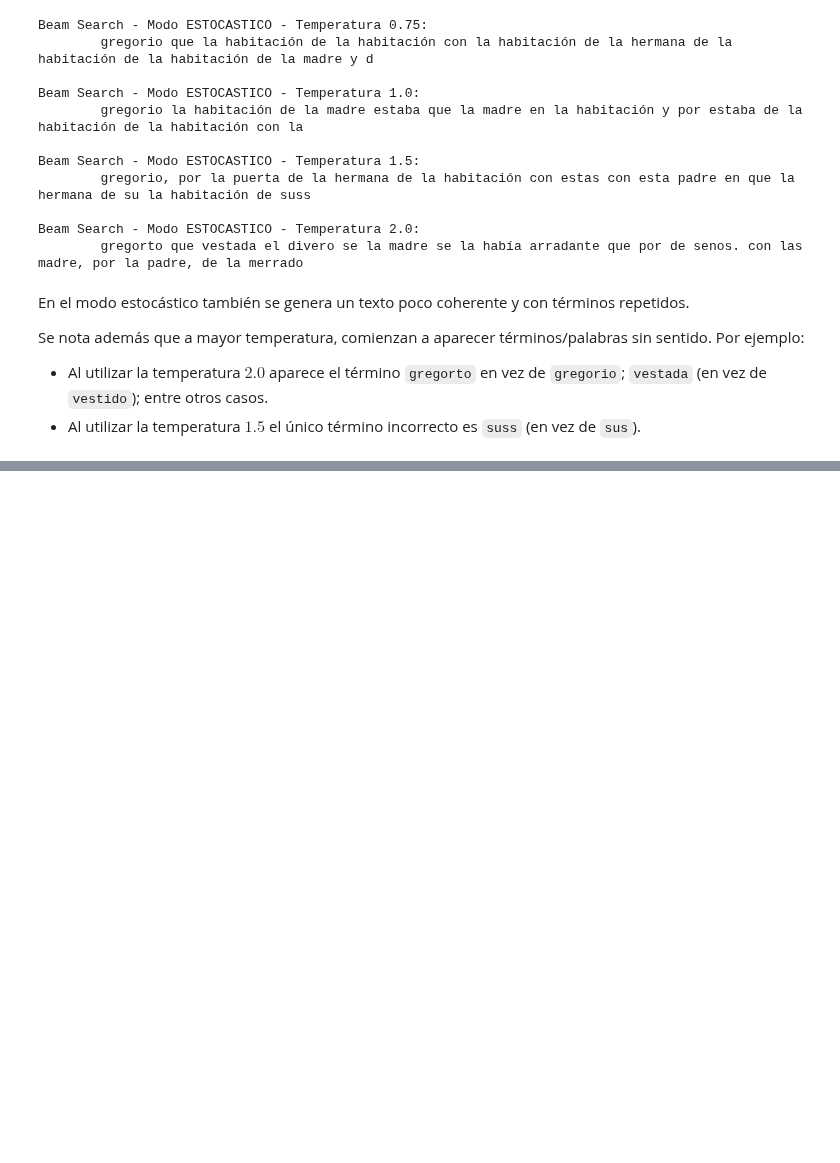
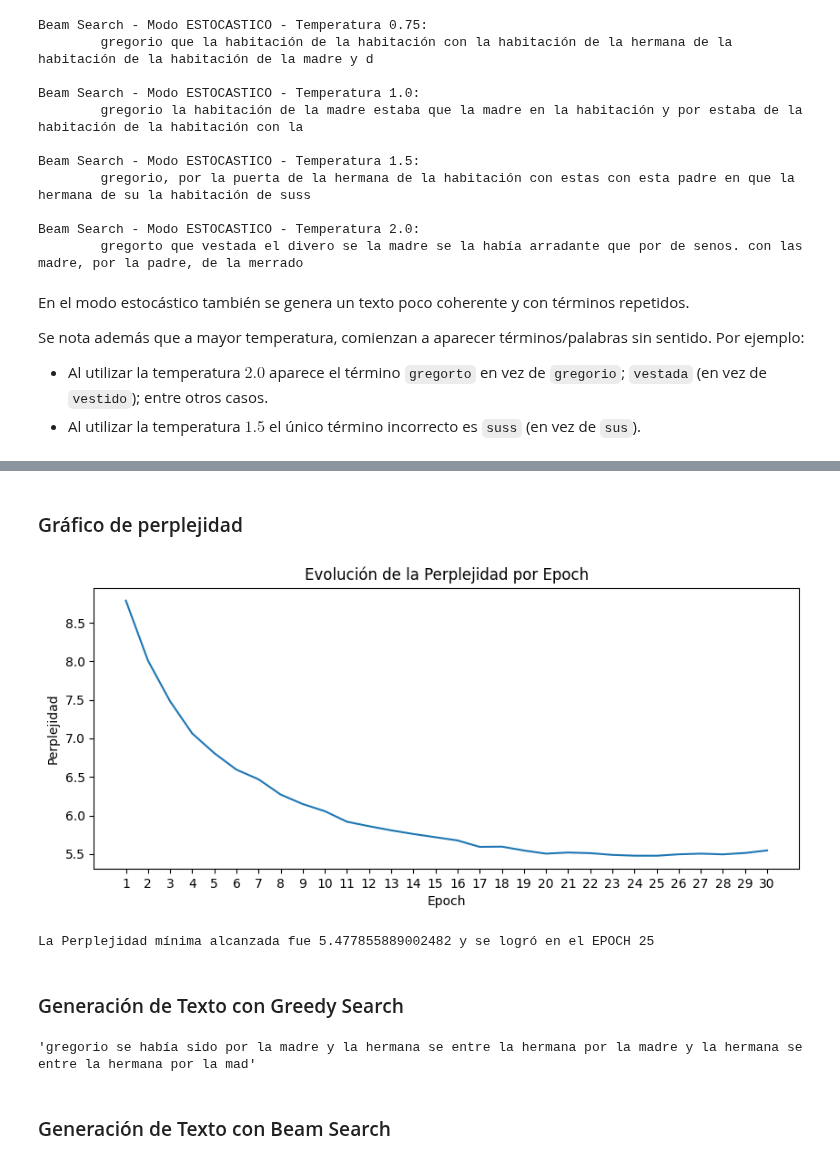
Before and after one commit to gasper-az/procesamiento-lenguaje-natural-desafios, a Jupyter notebook: desafios/desafio_03/desafio_03.ipynb, the cells around one changed output, grey strips where cells are left out. Cells and saved outputs as stored; diff of their text form; code cells hidden in the pictures; blank space fills up the shorter version.

Commit message:
[Desafio 3] Modelo GRU sin detalles

```diff
--- a/desafios/desafio_03/desafio_03.ipynb
+++ b/desafios/desafio_03/desafio_03.ipynb
@@ -892,0 +939,4 @@ Se nota además que a mayor temperatura, comienzan a aparecer términos/palabras
+# %%
+CANT_EPOCHS = 50
+gru_perplexity_history = []
+gru_history = gru.fit(X, y, epochs=CANT_EPOCHS, callbacks=[PplCallback(tokenized_sentences_val, gru_perplexity_history)], batch_size=256)
@@ -892,0 +961,23 @@ Se nota además que a mayor temperatura, comienzan a aparecer términos/palabras
+# %% [markdown]
+### Gráfico de perplejidad
+# %%
+epoch_count = range(1, len(gru_perplexity_history) + 1)
+
+plt.figure(figsize=(10, 4))
+sns.lineplot(x=epoch_count, y=gru_perplexity_history)
+plt.xlabel("Epoch")
+plt.ylabel("Perplejidad")
+plt.title("Evolución de la Perplejidad por Epoch")
+plt.xticks(epoch_count)
+plt.show()
+# %% [output]
+[figure, added]
+# %%
+min_perplexity = min(gru_perplexity_history)
+min_idx = gru_perplexity_history.index(min_perplexity)
+
+print(f"La Perplejidad mínima alcanzada fue {min_perplexity} y se logró en el EPOCH {min_idx + 1}")
+# %% [output]
+La Perplejidad mínima alcanzada fue 5.477855889002482 y se logró en el EPOCH 25
+# %% [markdown]
+### Generación de Texto con Greedy Search
@@ -892,0 +986,6 @@ Se nota además que a mayor temperatura, comienzan a aparecer términos/palabras
+# %%
+generate_seq(gru_model, "grego", MAX_CONTEXT_SIZE, 120)
+# %% [output]
+'gregorio se había sido por la madre y la hermana se entre la hermana por la madre y la hermana se entre la hermana por la mad'
+# %% [markdown]
+### Generación de Texto con Beam Search
```
Also changed, not shown: parts of 16 cells of this notebook.
